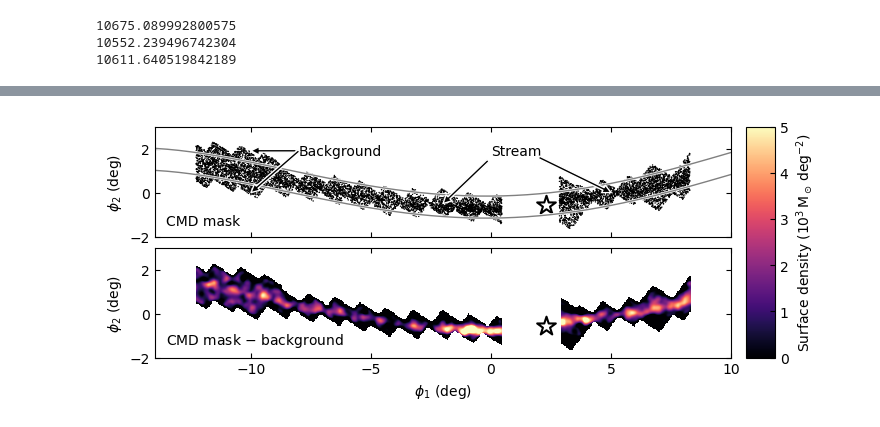
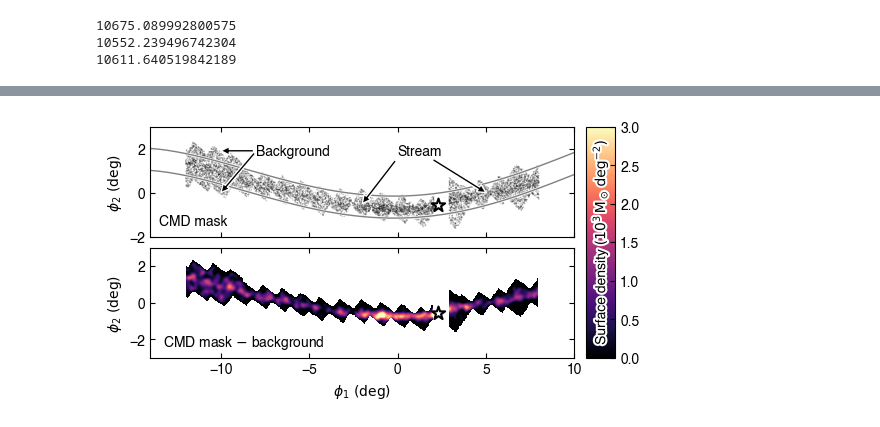
Before and after one commit to ybillchen/GC_stream, a Jupyter notebook: notebooks/GC-streams-mass.ipynb, the cells around one changed output, grey strips where cells are left out. Cells and saved outputs as stored; diff of their text form; code cells hidden in the pictures.

```diff
--- a/notebooks/GC-streams-mass.ipynb
+++ b/notebooks/GC-streams-mass.ipynb
@@ -733 +2325,7 @@ mass loss rate from Gaia = 11.70 Msun/Myr, age cut = 8 Gyr
+# %%
+fit_a = 0.817628; fit_da = 0.155375
+fit_b = 0.661537; fit_db = 0.367443
+fit_c = 0.538339; fit_dc = 0.554652
+fit_d = 0.123844; fit_dd = 0.722501
+fit_sig = 0.248595; fit_dsig = 0.0958744
 # %%
@@ -843,2 +2431,0 @@ dlogmdot = np.array(dlogmdot)
-# %%
-a, b, c, sig = linear_fit_maxlike_boot(logmdot, logm, logOmega, dlogmdot, 100)
@@ -898,6 +2881,7 @@ for i in range(len(a)):
 key = 'Pal_5'
 mass_func = kroupa
 yaxis = 'phi2'
+distance_mode = 'mock'
 
 stream = ds_i19[key]
 stream_bg = ds_i19_bg[key]
@@ -935,8 +2919,14 @@ plt.scatter(x_prog, y_prog, s=200, ec='w', fc='k', marker='*', lw=2)
 segs = detect_segs(stream)
 
 # distance and distance modulus
-dist = np.full_like(stream.phi1, fill_value=stream.c_prog.distance.to_value('kpc'))
-dist_bg = np.full_like(stream_bg.phi1, fill_value=stream_bg.c_prog.distance.to_value('kpc'))
+
+if distance_mode == 'prog':
+    dist = np.full_like(stream.phi1, fill_value=stream.c_prog.distance.to_value('kpc'))
+    dist_bg = np.full_like(stream_bg.phi1, fill_value=stream_bg.c_prog.distance.to_value('kpc'))
+elif distance_mode == 'mock':
+    pd = pd_dict[key]
+    dist = np.poly1d(pd)(stream.phi1)
+    dist_bg = np.poly1d(pd)(stream_bg.phi1)
 dist_mod = 5*(np.log10(dist)+2)
 dist_bg_mod = 5*(np.log10(dist_bg)+2)
 
@@ -1070,8 +3060,8 @@ print(len(ds_i19[key].phi1[mask_out])*area_all/area_out)
 10552.239496742304
 10611.640519842189
 # %%
-fig = plt.figure(figsize=(8, 3))
-gs = gridspec.GridSpec(2, 2, width_ratios=[1, 0.05], height_ratios=[1, 1], wspace=0.05, hspace=0.1)
+fig = plt.figure(figsize=(6, 3))
+gs = gridspec.GridSpec(2, 2, width_ratios=[1, 0.07], height_ratios=[1, 1], wspace=0.05, hspace=0.1)
 
 ########## scatter plot ##########
 
@@ -1079,10 +3069,14 @@ ax0 = fig.add_subplot(gs[0, 0])
 
 key = 'Pal_5'
 mass_func = kroupa
+mass_func = lambda mmin, mmax: power_law_broken_imf(mmin, mmax, -1.5)
+mass_func = lambda mmin, mmax: power_law_imf(mmin, mmax, gc.loc[key]['MF'])
 bg_start = 0.5
 sizex = 0.03
 sizey = 0.03
 yaxis = 'phi2'
+distance_mode = 'mock'
+mfmin = 0.08
 
 stream = ds_i19[key]
 mockstream = mockstreams[key]
@@ -1091,7 +3085,11 @@ mockstream = mockstreams[key]
 ndot = 2 * nhalf / t_tot.to_value('Myr')
 
 # detect segments
-segs = detect_segs(stream)
+# segs = detect_segs(stream, percentiles=[0,100])
+
+segs = segs_dict[key]
+segs[0][0] = -12
+segs[1][1] = 8
 
 # # plot mock stars and prog GC
 # x = mockstream.phi1
@@ -1121,9 +3119,9 @@ else:
 
 for seg in segs:
     mask = (stream.phi1>seg[0]) & (stream.phi1<seg[1])
-    ax0.scatter(x[mask], y[mask], s=1, ec='none', fc='k', rasterized=True)
+    ax0.scatter(x[mask], y[mask], s=1, ec='none', fc='k', alpha=0.2, rasterized=True)
 
-ax0.scatter(x_prog, y_prog, s=200, ec='k', fc='w', marker='*', lw=1.5)
+ax0.scatter(x_prog, y_prog, s=100, ec='k', fc='w', marker='*', lw=1.5)
 
 # plot background boundaries
 if yaxis == 'phi2hat':
@@ -1138,6 +3136,10 @@ elif yaxis == 'phi2':
 
 # distance and distance modulus
 dist = np.full_like(stream.phi1, fill_value=stream.c_prog.distance.to_value('kpc'))
+if distance_mode == 'prog':
+    dist = np.full_like(stream.phi1, fill_value=stream.c_prog.distance.to_value('kpc'))
+elif distance_mode == 'mock':
+    dist = np.poly1d(pd_dict[key])(stream.phi1)
 dist_mod = 5*(np.log10(dist)+2)
 
 # select isochrone
@@ -1153,7 +3155,7 @@ mask_below = (ds_i19[key].phi1>-14)&(ds_i19[key].phi1<=10)&(ds_i19[key].phi2hat<
 mask_bg = mask_above | mask_below
 
 # weights of stars to correct for missing stars
-weights = mass_func(0, mass_max) / mass_func(mass_min, mass_max)
+weights = mass_func(mfmin, mass_max) / mass_func(mass_min, mass_max)
 
 # background density
 density_bg = np.sum(masses[mask_bg]*weights[mask_bg]) / area_out
@@ -1189,12 +3191,12 @@ print('mass loss rate from CFHT = %g Msun/Myr'%(ndot*mtot/select_weight_sum))
 
 # ax0.text(-8, 0.5, 'background', rotation=-20)
 ax0.annotate('Background', xy=(-10, 1.9), xytext=(-8, 1.9), va='center', ha='left',
-    arrowprops=dict(fc='k', ec='w', width=2, headwidth=6, headlength=6, lw=1))
-ax0.annotate('', xy=(-10, 0), xytext=(-8, 1.9), va='center', ha='left',
+    arrowprops=dict(fc='k', ec='w', width=2, headwidth=6, headlength=6, lw=1), zorder=100)
+ax0.annotate('', xy=(-10, 0), xytext=(-8.1, 1.8), va='center', ha='left',
     arrowprops=dict(fc='k', ec='w', width=2, headwidth=6, headlength=6, lw=1))
 ax0.annotate('Stream', xy=(-2, -0.5), xytext=(0, 1.9), va='center', ha='left',
-    arrowprops=dict(fc='k', ec='w', width=2, headwidth=6, headlength=6, lw=1))
-ax0.annotate('', xy=(5, 0), xytext=(2, 1.6), va='center', ha='left',
+    arrowprops=dict(fc='k', ec='w', width=2, headwidth=6, headlength=6, lw=1), zorder=100)
+ax0.annotate('', xy=(5, 0), xytext=(2, 1.5), va='center', ha='left',
     arrowprops=dict(fc='k', ec='w', width=2, headwidth=6, headlength=6, lw=1))
 
 ax0.text(0.02, 0.08, r'CMD mask', transform=ax0.transAxes, va='bottom', ha='left')
@@ -1213,7 +3215,7 @@ ax0 = fig.add_subplot(gs[1, 0])
 xsize = 0.05
 ysize = 0.05
 
-ax0.scatter(x_prog, y_prog, s=200, ec='k', fc='w', marker='*', lw=1.5)
+ax0.scatter(x_prog, y_prog, s=100, ec='k', fc='w', marker='*', lw=1.5)
 
 xbins = np.arange(-14,10+xsize,xsize)
 ybins = np.arange(-2,3+ysize,ysize)
@@ -1222,7 +3224,10 @@ ycenter = (ybins[1:] + ybins[:-1]) / 2
 
 counts = binned_statistic_2d(all_i19.phi1, all_i19.phi2, None, 'count', bins=[xbins, ybins])[0].astype(int)
 
-x = stream.phi1
+
+factor_kde = 1
+
+x = stream.phi1 / factor_kde
 y = stream.phi2
 data = np.row_stack([x,y])
 kde = gaussian_kde(data, weights=masses*weights, bw_method=0.1)
@@ -1232,8 +3237,8 @@ kde.cho_cov = linalg.cholesky(np.eye(data.shape[0]), lower=True)* kde.factor
 # density = binned_statistic_2d(x, y, masses*weights, 'sum', bins=[xbins, ybins])[0] / xsize / ysize
 
 xx, yy = np.meshgrid(xcenter, ycenter, indexing='ij')
-points = np.row_stack([xx.flatten(), yy.flatten()])
-Z = np.reshape(kde(points), xx.shape)
+points = np.row_stack([xx.flatten()/factor_kde, yy.flatten()])
+Z = np.reshape(kde(points), xx.shape) / factor_kde
 
 Zhere = Z * np.sum(masses*weights)
 Zhere -= density_bg
@@ -1245,9 +3250,9 @@ for seg in segs:
 
 Zhere[mask] = np.nan
 
-cax0 = ax0.imshow(np.rot90(Zhere)/1e3, extent=[xbins.min(), xbins.max(), ybins.min(), ybins.max()], vmin=0, vmax=5, cmap='magma')
+cax0 = ax0.imshow(np.rot90(Zhere)/1e3, extent=[xbins.min(), xbins.max(), ybins.min(), ybins.max()], vmin=0, vmax=3, cmap='magma')
 
-ax0.text(0.02, 0.08, r'CMD mask $-$ background', transform=ax0.transAxes, va='bottom', ha='left')
+ax0.text(0.03, 0.06, r'CMD mask $-$ background', transform=ax0.transAxes, va='bottom', ha='left')
 
 ax0.set_aspect('auto')
 
@@ -1255,14 +3260,17 @@ ax0.set_xlabel(r'$\phi_1\ ({\rm deg})$')
 ax0.set_ylabel(r'$\phi_2\ ({\rm deg})$')
 
 ax0.set_xlim(-14,10)
-ax0.set_ylim(-2,3)
+ax0.set_ylim(-3,3)
 
 ax0.tick_params(direction='in', bottom=True, top=True, left=True, right=True)
 
 cbar_ax = fig.add_subplot(gs[:, 1])  # This spans both rows
-fig.colorbar(cax0, cax=cbar_ax, label=r'Surface density $\rm (10^3\,M_\odot\,deg^{-2})$')
+fig.colorbar(cax0, cax=cbar_ax)
 cbar_ax.tick_params(direction='in')
 
-# plt.savefig('/Users/ybchen/Documents/GC-stream-mass-loss/figures/cfht_background_substract.pdf', dpi=300, bbox_inches ='tight')
+txt = cbar_ax.text(0.5, 0.5, r'Surface density $\rm (10^3\,M_\odot\,deg^{-2})$', rotation=90, transform=cbar_ax.transAxes, va='center', ha='center')
+txt.set_path_effects([PathEffects.withStroke(linewidth=3, foreground='w')])
+
+plt.savefig('/Users/ybchen/Documents/GC-stream-mass-loss/figures/cfht_background_substract.pdf', dpi=300, bbox_inches ='tight')
 plt.show()
 # %% [output]
@@ -1275 +3283 @@ mass loss rate from CFHT = 5.73267 Msun/Myr
-[figure, old version]
+[figure, new version]
```
Also changed, not shown: parts of 69 cells of this notebook, 11 other files.
